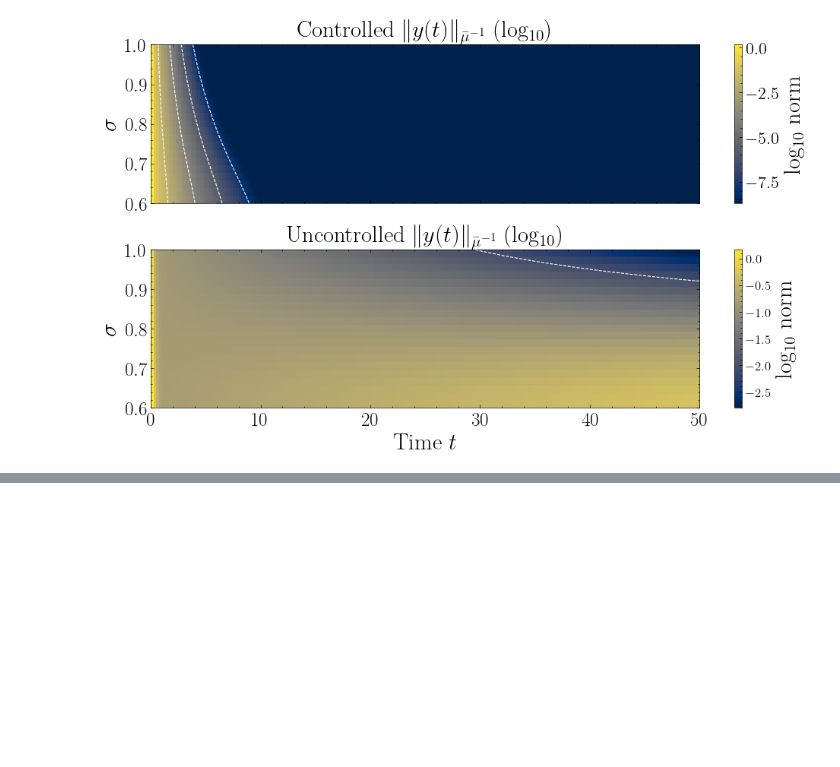
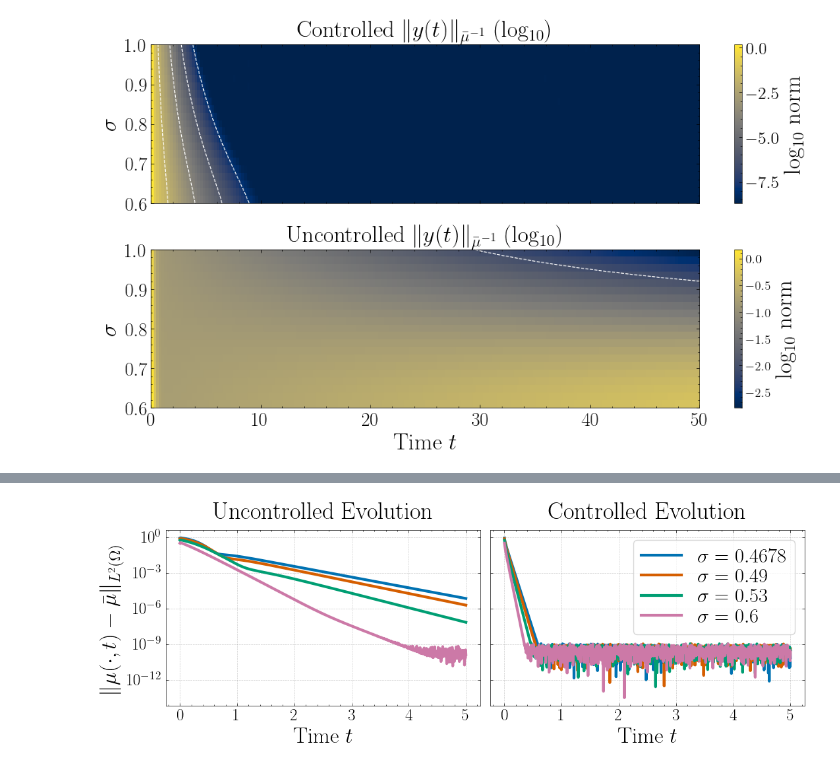
Before and after one commit to lucasmoschen/mckean-vlasov, a Jupyter notebook: codes/paper_figures.ipynb, the cells around one changed output, grey strips where cells are left out. Cells and saved outputs as stored; diff of their text form; code cells hidden in the pictures; blank space fills up the shorter version.

```diff
--- a/codes/paper_figures.ipynb
+++ b/codes/paper_figures.ipynb
@@ -897,3 +984,44 @@ MESSAGE - Nonlinear equation solved in 55.57 seconds.
+# %%
+# Colorblind-safe palette
+colors = ["#0072B2", "#D55E00", "#009E73", "#CC79A7"]
+
+# --- Plotting -------------------------------------------------------------
+plt.rcParams.update({
+    'axes.titlesize': 26,
+    'axes.labelsize': 24,
+    'xtick.labelsize': 18,
+    'ytick.labelsize': 18,
+    'legend.fontsize': 22
+})
+
+fig, axes = plt.subplots(1, 2, figsize=(11, 4), sharex=True, sharey=True)
+
+for idx, sigma in enumerate(sigma_values):
+
+
+    y_c = solver.weighted_L2_norm(experiments[idx][0].y)
+    y_u = solver.weighted_L2_norm(experiments[idx][1].y)
+
+    axes[1].plot(experiments[idx][0].t, y_c, color=colors[idx], lw=3, label=f"$\\sigma={sigma}$")
+    axes[0].plot(experiments[idx][1].t, y_u, color=colors[idx], lw=3, label=f"$\\sigma={sigma}$")
+
+for ax in axes:
+    ax.set_yscale('log')
+    ax.grid(True, linestyle='--', color='grey', alpha=0.4)
+    ax.set_xlabel("Time $t$", fontsize=24)
+
+axes[0].set_ylabel(r"$\|\mu(\cdot,t) - \bar\mu\|_{L^2(\Omega)}$", fontsize=24)
+axes[1].set_title("Controlled Evolution", pad=12)
+axes[0].set_title("Uncontrolled Evolution", pad=12)
+
+#axes[0].legend(loc='upper right')
+axes[1].legend(loc='upper right', ncol=1, frameon=True, labelspacing=0.1)
+
+plt.tight_layout()
+plt.savefig("../images/o2_example_control_different_sigmas.pdf", bbox_inches='tight')
+plt.show()
+# %% [output]
+[figure, added]
 # %%
 # --- Define model parameters ---
 V = lambda x: np.zeros_like(x)
```
Also changed, not shown: parts of 12 cells of this notebook, 1 other file.
